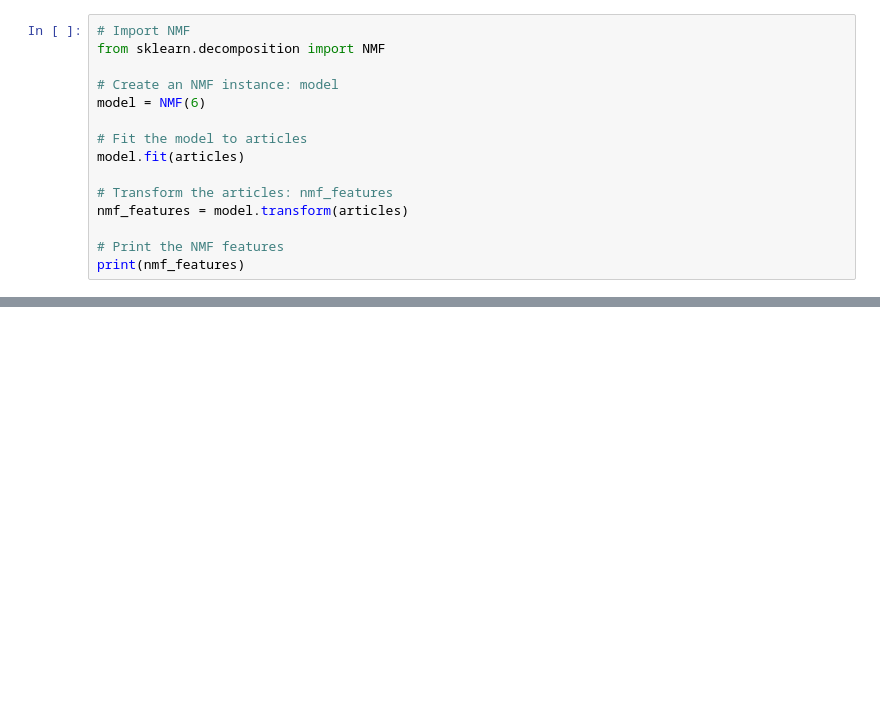
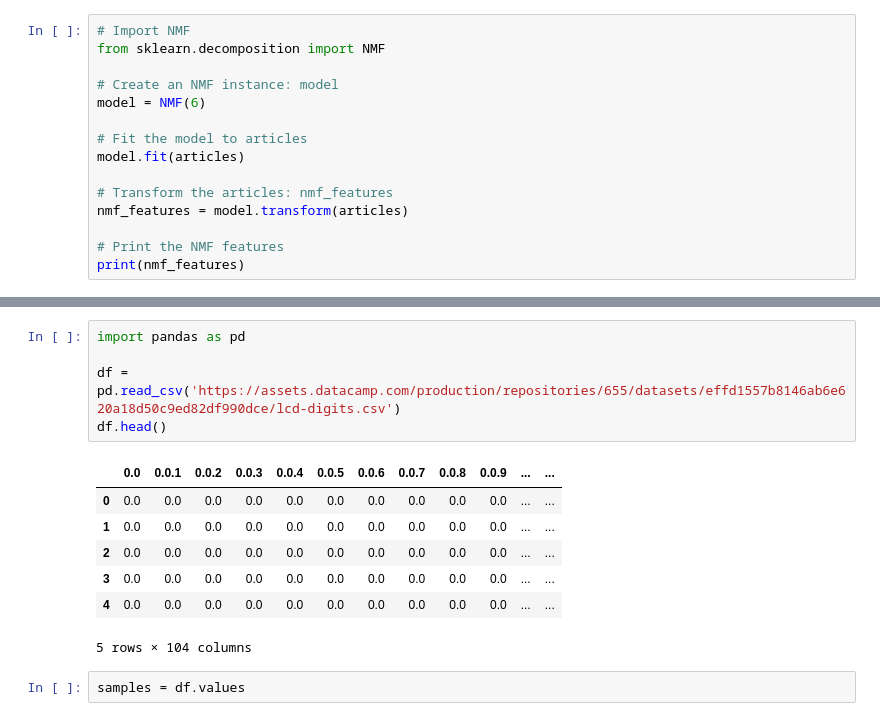
Before and after one commit to Iamsdt/Datacamp_Practice, a Jupyter notebook: Unsupervised learning/Non-negative matrix factorization (NMF).ipynb, the cells around one changed output, grey strips where cells are left out. Cells and saved outputs as stored; diff of their text form; blank space fills up the shorter version.

```diff
--- a/Unsupervised learning/Non-negative matrix factorization (NMF).ipynb
+++ b/Unsupervised learning/Non-negative matrix factorization (NMF).ipynb
@@ -23,0 +89,15 @@ print(nmf_features)
+# %%
+import pandas as pd
+
+df = pd.read_csv('https://assets.datacamp.com/production/repositories/655/datasets/effd1557b8146ab6e620a18d50c9ed82df990dce/lcd-digits.csv')
+df.head()
+# %% [output]
+|  | 0.0 | 0.0.1 | 0.0.2 | 0.0.3 | 0.0.4 | 0.0.5 | 0.0.6 | 0.0.7 | 0.0.8 | 0.0.9 | ... | ... |
+| 0 | 0.0 | 0.0 | 0.0 | 0.0 | 0.0 | 0.0 | 0.0 | 0.0 | 0.0 | 0.0 | ... | ... |
+| 1 | 0.0 | 0.0 | 0.0 | 0.0 | 0.0 | 0.0 | 0.0 | 0.0 | 0.0 | 0.0 | ... | ... |
+| 2 | 0.0 | 0.0 | 0.0 | 0.0 | 0.0 | 0.0 | 0.0 | 0.0 | 0.0 | 0.0 | ... | ... |
+| 3 | 0.0 | 0.0 | 0.0 | 0.0 | 0.0 | 0.0 | 0.0 | 0.0 | 0.0 | 0.0 | ... | ... |
+| 4 | 0.0 | 0.0 | 0.0 | 0.0 | 0.0 | 0.0 | 0.0 | 0.0 | 0.0 | 0.0 | ... | ... |
+5 rows × 104 columns
+# %%
+samples = df.values
```
Also changed, not shown: parts of 6 cells of this notebook, 8 other files.
